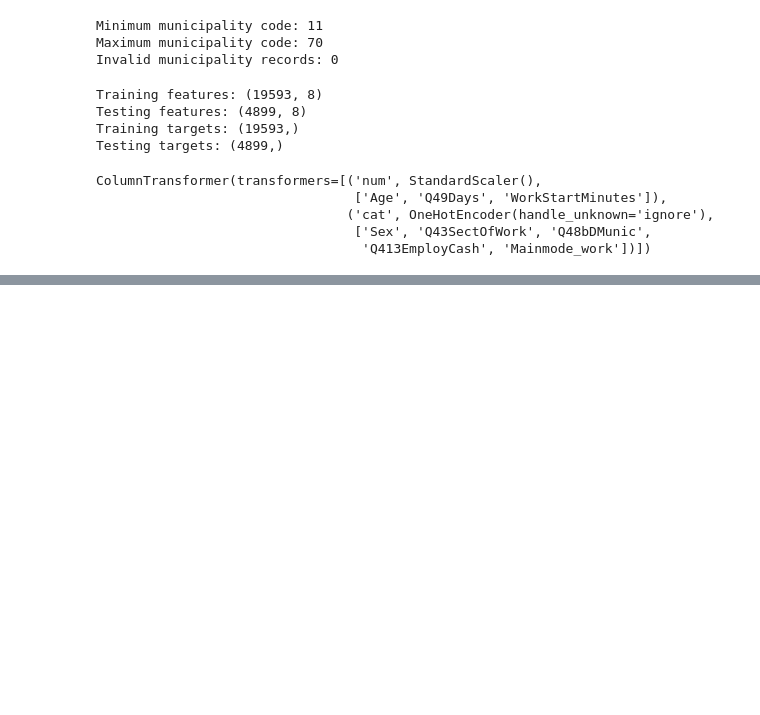
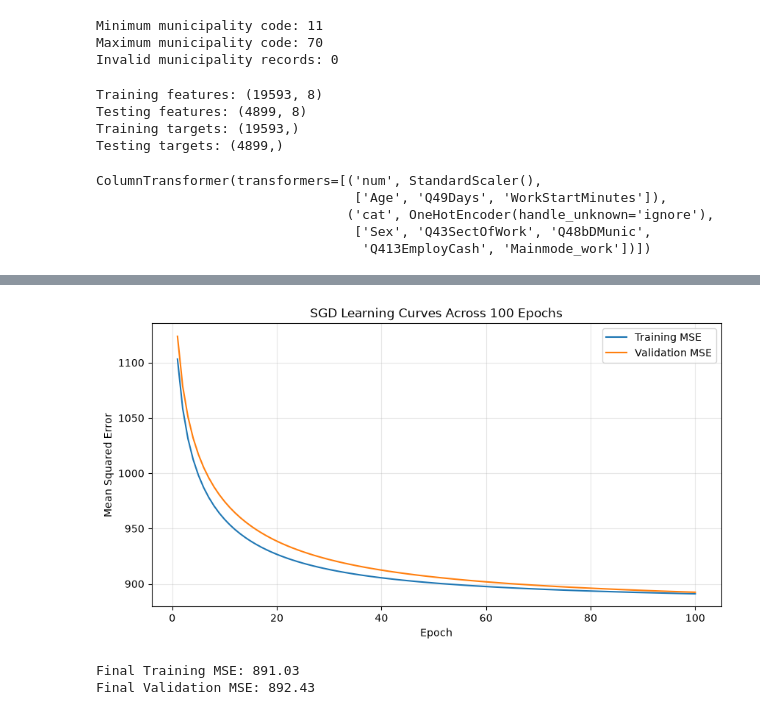
Before and after one commit to EKIRABO/linear_regression_model, a Jupyter notebook: summative/linear_regression/multivariate.ipynb, the cells around one changed output, grey strips where cells are left out. Saved outputs shown, nothing was run; the diff lists cells and outputs as text; code cells hidden in the pictures; blank space fills up the shorter version.

Commit message:
Training, evaluating and saving regression models

```diff
--- a/summative/linear_regression/multivariate.ipynb
+++ b/summative/linear_regression/multivariate.ipynb
@@ -399,0 +641,79 @@ ColumnTransformer(transformers=[('num', StandardScaler(),
+# %%
+# Importing the required libraries
+from sklearn.base import clone
+from sklearn.model_selection import train_test_split
+
+# Splitting the training data into training and validation subsets
+X_sgd_train, X_sgd_val, y_sgd_train, y_sgd_val = train_test_split(
+    X_train, y_train,
+    test_size=0.2,
+    random_state=42
+)
+
+# Fitting preprocessing only on the SGD training subset
+sgd_preprocessor = clone(preprocessor)
+
+X_sgd_train_scaled = sgd_preprocessor.fit_transform(X_sgd_train)
+X_sgd_val_scaled = sgd_preprocessor.transform(X_sgd_val)
+
+# Creating SGD using the best hyperparameters from GridSearchCV
+sgd_epoch_model = SGDRegressor(
+    loss="squared_error",
+    alpha=0.0001,
+    learning_rate="invscaling",
+    eta0=0.001,
+    random_state=42
+)
+
+# Creating lists to store MSE after every epoch
+train_mse_history = []
+val_mse_history = []
+
+# Training SGD incrementally for 100 epochs
+for epoch in range(100):
+
+    # Performing one pass over the training data
+    sgd_epoch_model.partial_fit(X_sgd_train_scaled, y_sgd_train)
+
+    # Predicting on training and validation data
+    epoch_train_pred = sgd_epoch_model.predict(X_sgd_train_scaled)
+    epoch_val_pred = sgd_epoch_model.predict(X_sgd_val_scaled)
+
+    # Recording MSE for this epoch
+    train_mse_history.append(
+        mean_squared_error(y_sgd_train, epoch_train_pred)
+    )
+
+    val_mse_history.append(
+        mean_squared_error(y_sgd_val, epoch_val_pred)
+    )
+
+# Plotting training and validation MSE across epochs
+plt.figure(figsize=(10, 5))
+
+plt.plot(
+    range(1, 101),
+    train_mse_history,
+    label="Training MSE"
+)
+
+plt.plot(
+    range(1, 101),
+    val_mse_history,
+    label="Validation MSE"
+)
+
+plt.xlabel("Epoch")
+plt.ylabel("Mean Squared Error")
+plt.title("SGD Learning Curves Across 100 Epochs")
+plt.legend()
+plt.grid(alpha=0.3)
+plt.show()
+
+# Displaying the final MSE values
+print(f"Final Training MSE: {train_mse_history[-1]:.2f}")
+print(f"Final Validation MSE: {val_mse_history[-1]:.2f}")
+# %% [output]
+[figure, added]
+Final Training MSE: 891.03
+Final Validation MSE: 892.43
```
Also changed, not shown: parts of 13 cells of this notebook, 1 other file.
